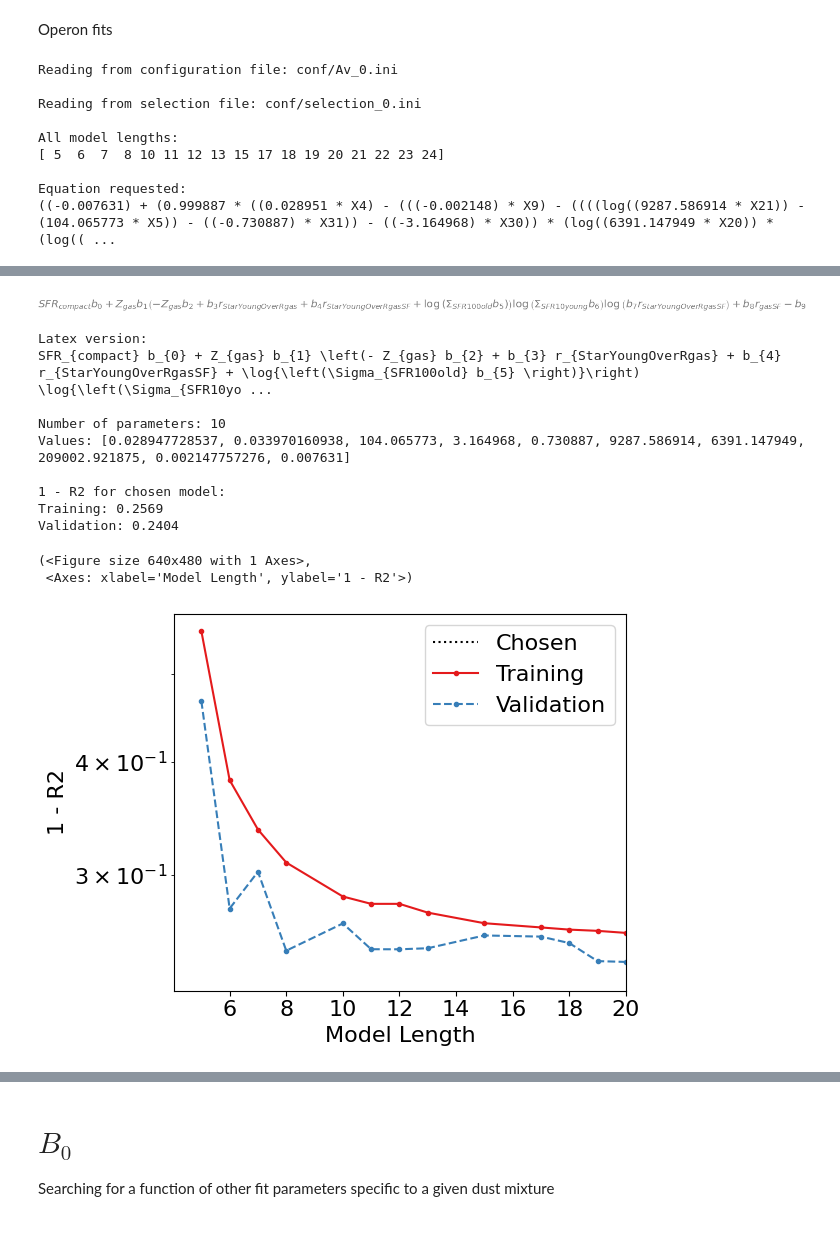
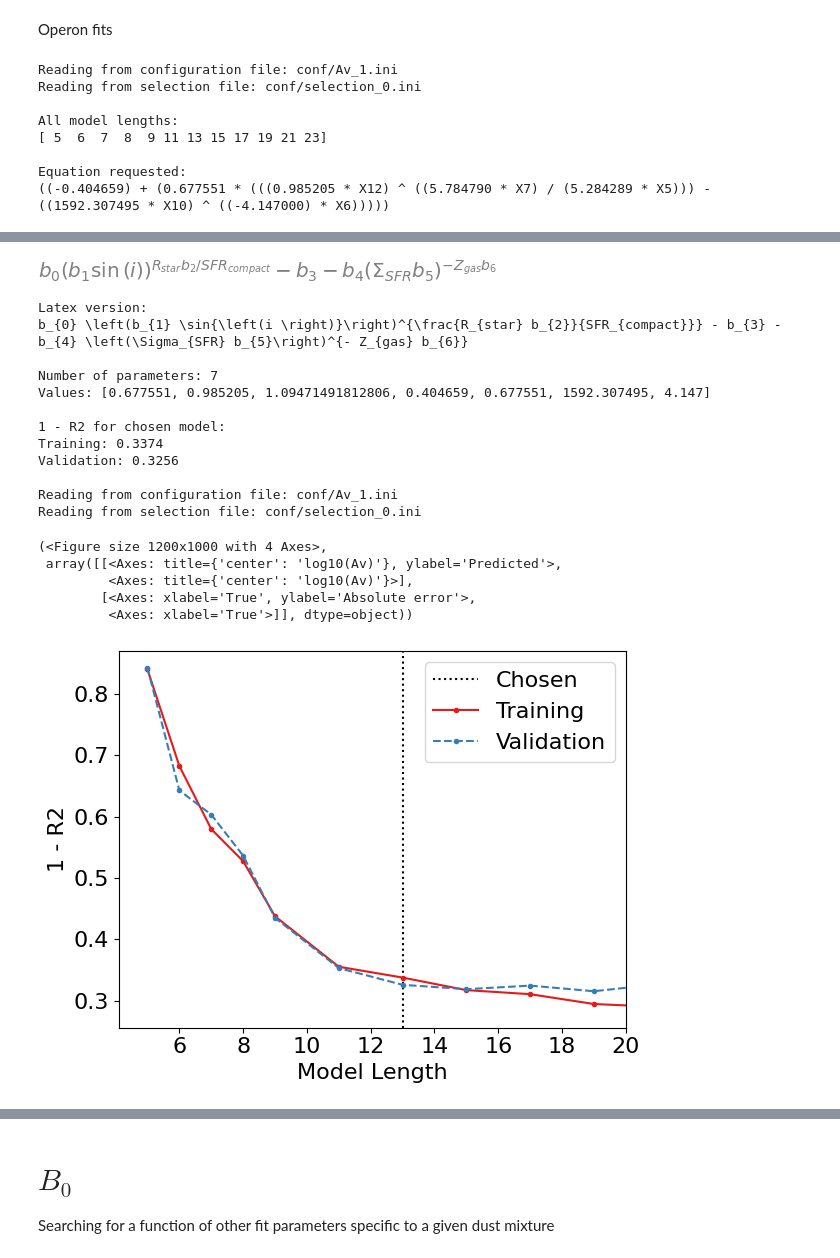
Before and after one commit to maho3/iob-attenuation, a Jupyter notebook: gal_props/gal_prop_results.ipynb, the cells around one changed output, grey strips where cells are left out. Drawn from its saved outputs; the diff is of its cells as text; code cells hidden in the pictures; blank space fills up the shorter version.

```diff
--- a/gal_props/gal_prop_results.ipynb
+++ b/gal_props/gal_prop_results.ipynb
@@ -32,16 +32,17 @@ True
 # %% [markdown]
 Operon fits
 # %%
-ini_file = 'conf/Av_0.ini'; ilen = None
-importlib.reload(processing_fun)
-processing_fun.plot_pareto(ini_file, ilen=ilen, yvar='R2', yscale='log', loss_max=1.0)
+ini_file = 'conf/Av_0.ini'; ilen = 11
+ini_file = 'conf/Av_1.ini'; ilen = 13
+
+processing_fun.plot_pareto(ini_file, ilen=ilen, yvar='R2', yscale='linear', loss_max=1.0)
+processing_fun.prediction_plots(ini_file, ilen=ilen, frac_error=False)
 # %% [output]
-Reading from configuration file: conf/Av_0.ini
-
+Reading from configuration file: conf/Av_1.ini
 Reading from selection file: conf/selection_0.ini
 
 All model lengths:
-[ 5  6  7  8 10 11 12 13 15 17 18 19 20 21 22 23 24]
+[ 5  6  7  8  9 11 13 15 17 19 21 23]
 
 Equation requested:
-((-0.007631) + (0.999887 * ((0.028951 * X4) - (((-0.002148) * X9) - ((((log((9287.586914 * X21)) - (104.065773 * X5)) - ((-0.730887) * X31)) - ((-3.164968) * X30)) * (log((6391.147949 * X20)) * (log(( ...
+((-0.404659) + (0.677551 * (((0.985205 * X12) ^ ((5.784790 * X7) / (5.284289 * X5))) - ((1592.307495 * X10) ^ ((-4.147000) * X6)))))
@@ -48,13 +50,19 @@ Equation requested:
-[figure, old version]
+[figure, new version]
-Latex version:
-SFR_{compact} b_{0} + Z_{gas} b_{1} \left(- Z_{gas} b_{2} + b_{3} r_{StarYoungOverRgas} + b_{4} r_{StarYoungOverRgasSF} + \log{\left(\Sigma_{SFR100old} b_{5} \right)}\right) \log{\left(\Sigma_{SFR10yo ...
-
-Number of parameters: 10
-Values: [0.028947728537, 0.033970160938, 104.065773, 3.164968, 0.730887, 9287.586914, 6391.147949, 209002.921875, 0.002147757276, 0.007631]
-
-1 - R2 for chosen model:
-Training: 0.2569
-Validation: 0.2404
-(<Figure size 640x480 with 1 Axes>,
- <Axes: xlabel='Model Length', ylabel='1 - R2'>)
+Latex version:
+b_{0} \left(b_{1} \sin{\left(i \right)}\right)^{\frac{R_{star} b_{2}}{SFR_{compact}}} - b_{3} - b_{4} \left(\Sigma_{SFR} b_{5}\right)^{- Z_{gas} b_{6}}
+
+Number of parameters: 7
+Values: [0.677551, 0.985205, 1.09471491812806, 0.404659, 0.677551, 1592.307495, 4.147]
+
+1 - R2 for chosen model:
+Training: 0.3374
+Validation: 0.3256
+
+Reading from configuration file: conf/Av_1.ini
+Reading from selection file: conf/selection_0.ini
+(<Figure size 1200x1000 with 4 Axes>,
+ array([[<Axes: title={'center': 'log10(Av)'}, ylabel='Predicted'>,
+         <Axes: title={'center': 'log10(Av)'}>],
+        [<Axes: xlabel='True', ylabel='Absolute error'>,
+         <Axes: xlabel='True'>]], dtype=object))
-[figure, old version]
+[figure, new version]
```
Also changed, not shown: parts of 11 cells of this notebook, 30 other files.
